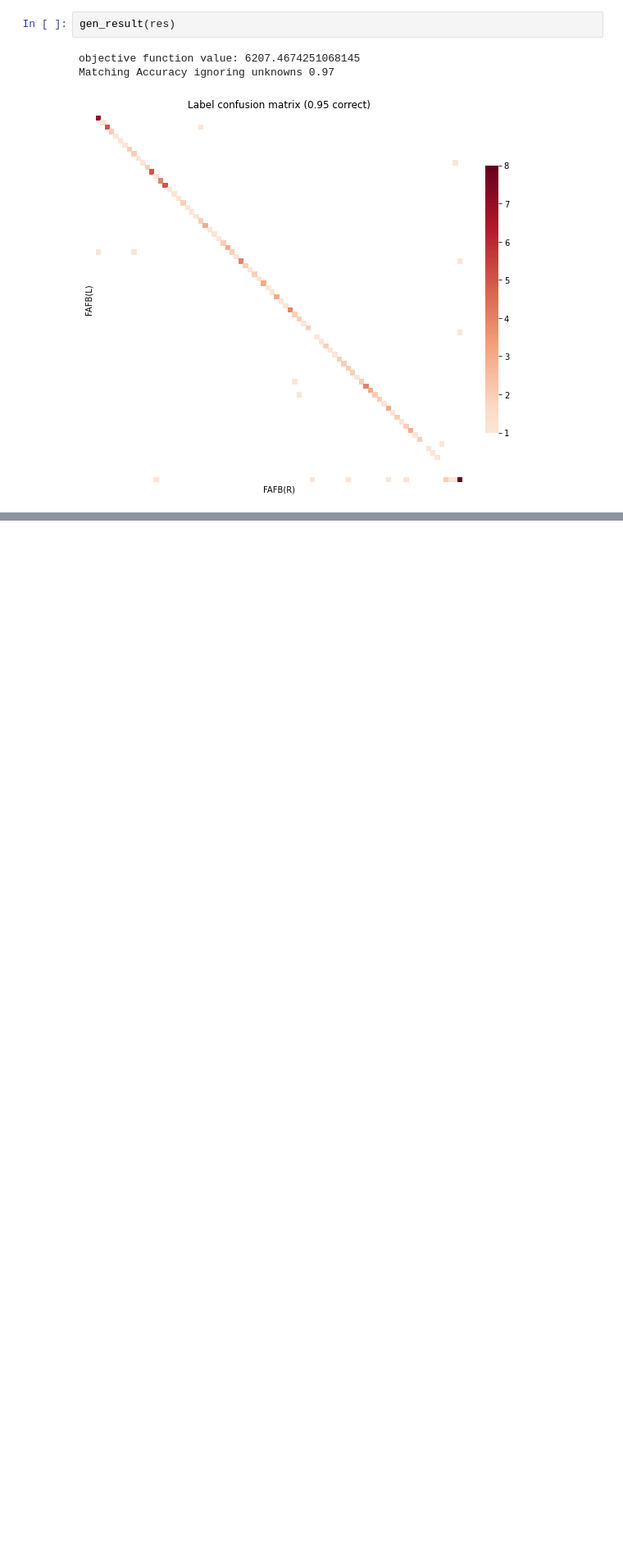
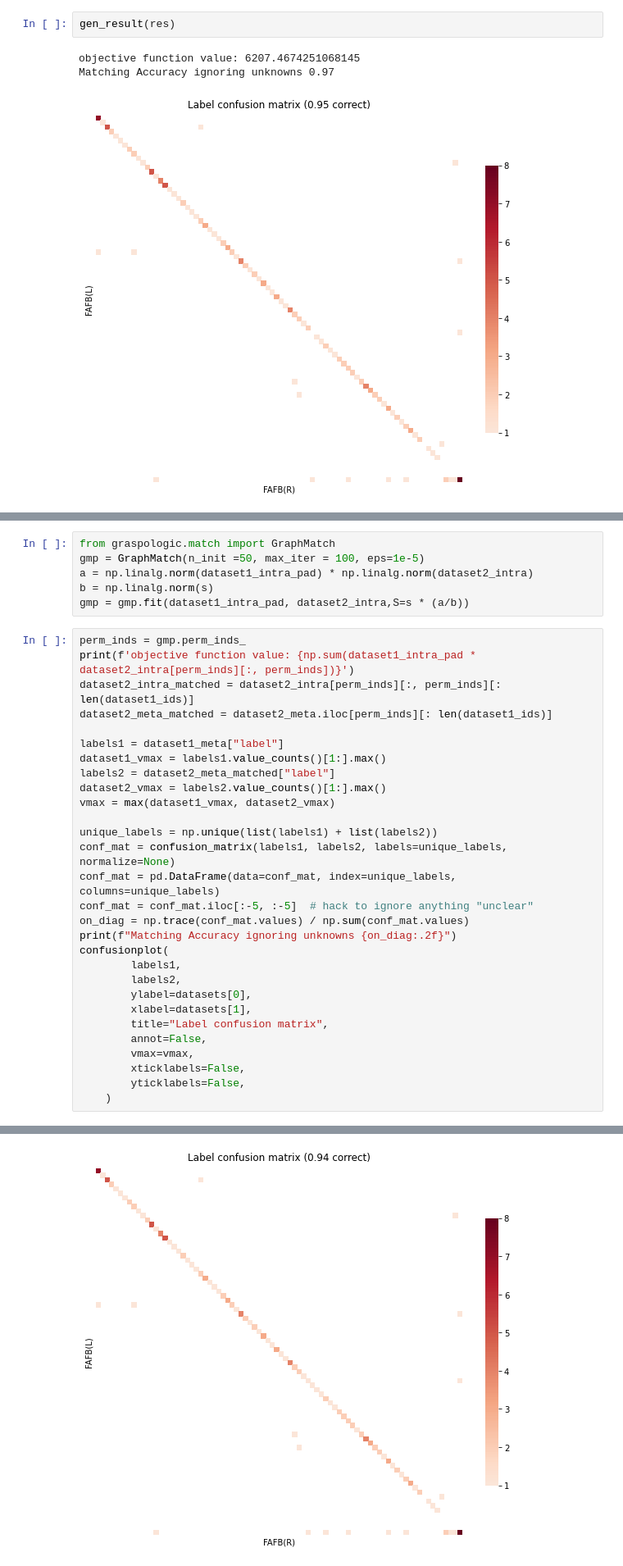
Before and after one commit to neurodata/goat, a Jupyter notebook: docs/ALPN.ipynb, the cells around one changed output, grey strips where cells are left out. Shown at 82% size. Drawn from its saved outputs; the diff is of its cells as text; blank space fills up the shorter version.

```diff
--- a/docs/ALPN.ipynb
+++ b/docs/ALPN.ipynb
@@ -171,0 +178,36 @@ Matching Accuracy ignoring unknowns 0.97
+# %%
+from graspologic.match import GraphMatch
+gmp = GraphMatch(n_init =50, max_iter = 100, eps=1e-5)
+a = np.linalg.norm(dataset1_intra_pad) * np.linalg.norm(dataset2_intra)
+b = np.linalg.norm(s)
+gmp = gmp.fit(dataset1_intra_pad, dataset2_intra,S=s * (a/b))
+# %%
+perm_inds = gmp.perm_inds_
+print(f'objective function value: {np.sum(dataset1_intra_pad * dataset2_intra[perm_inds][:, perm_inds])}')
+dataset2_intra_matched = dataset2_intra[perm_inds][:, perm_inds][: len(dataset1_ids)]
+dataset2_meta_matched = dataset2_meta.iloc[perm_inds][: len(dataset1_ids)]
+
+labels1 = dataset1_meta["label"]
+dataset1_vmax = labels1.value_counts()[1:].max()
+labels2 = dataset2_meta_matched["label"]
+dataset2_vmax = labels2.value_counts()[1:].max()
+vmax = max(dataset1_vmax, dataset2_vmax)
+
+unique_labels = np.unique(list(labels1) + list(labels2))
+conf_mat = confusion_matrix(labels1, labels2, labels=unique_labels, normalize=None)
+conf_mat = pd.DataFrame(data=conf_mat, index=unique_labels, columns=unique_labels)
+conf_mat = conf_mat.iloc[:-5, :-5]  # hack to ignore anything "unclear"
+on_diag = np.trace(conf_mat.values) / np.sum(conf_mat.values)
+print(f"Matching Accuracy ignoring unknowns {on_diag:.2f}")
+confusionplot(
+        labels1,
+        labels2,
+        ylabel=datasets[0],
+        xlabel=datasets[1],
+        title="Label confusion matrix",
+        annot=False,
+        vmax=vmax,
+        xticklabels=False,
+        yticklabels=False,
+    )
+# %% [output]
@@ -171,0 +217 @@ Matching Accuracy ignoring unknowns 0.97
+[figure, added]
```
Also changed, not shown: parts of 4 cells of this notebook.
